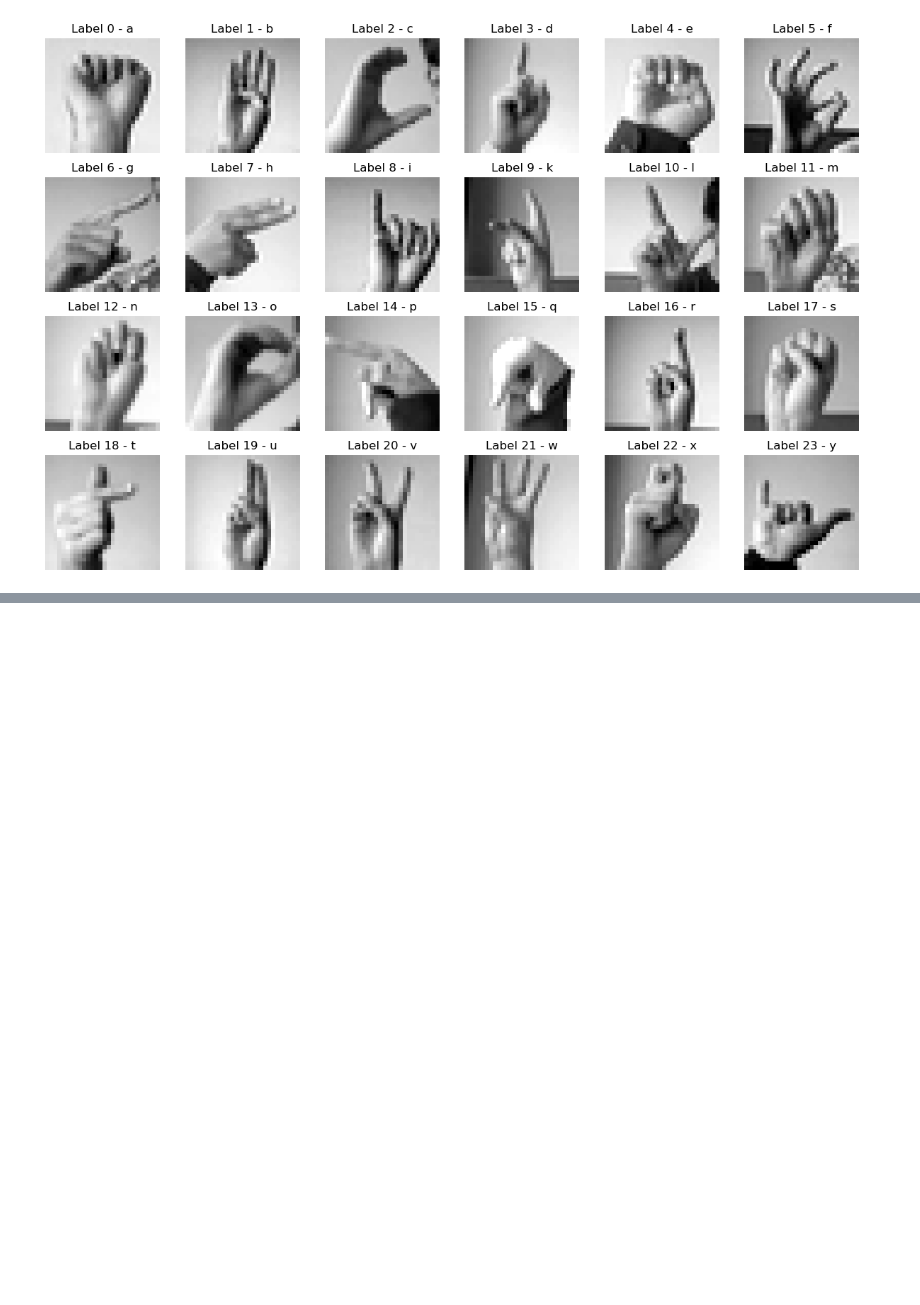
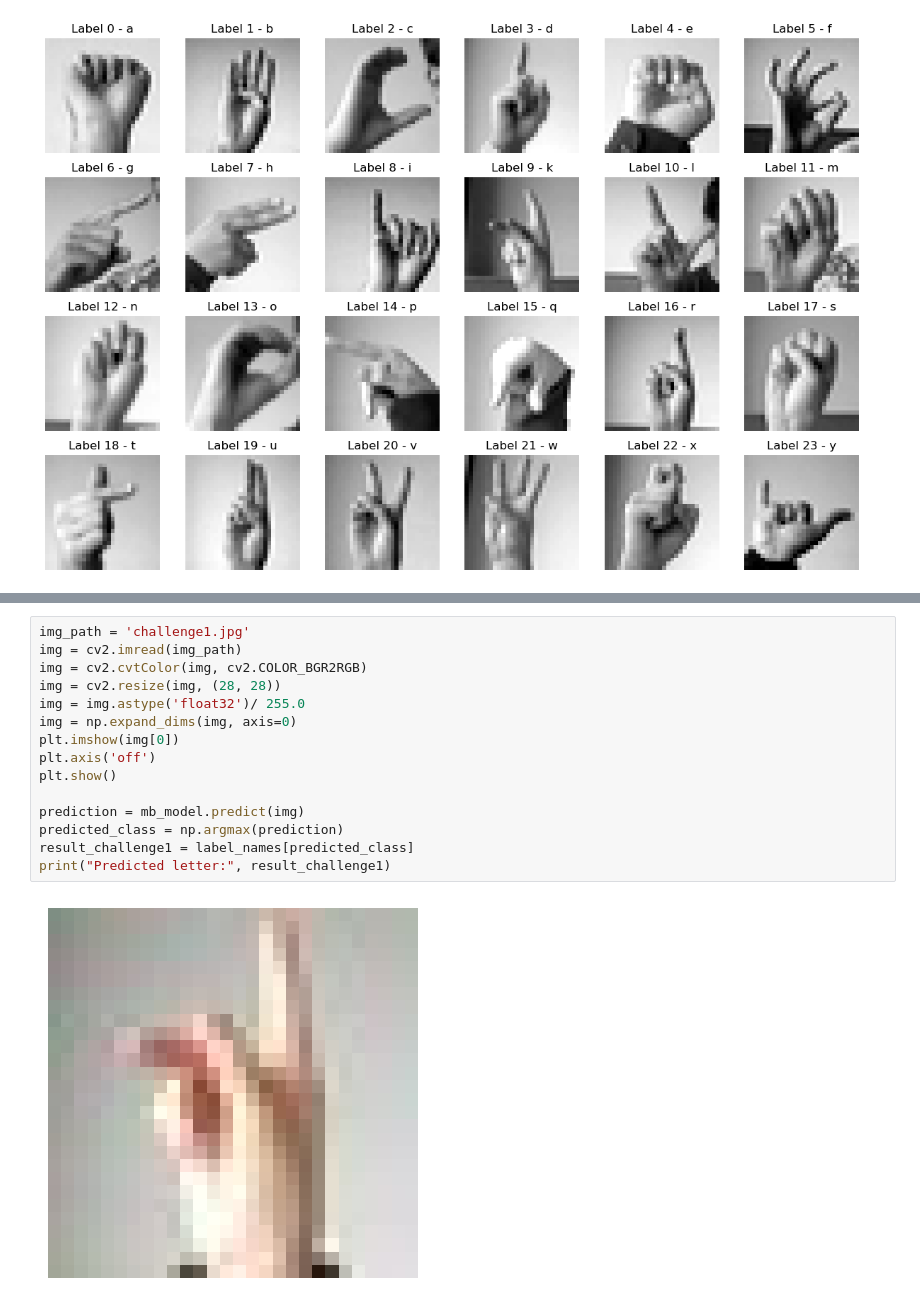
Before and after one commit to janenntt/Sign-Language-Classification, a Jupyter notebook: code.ipynb, the cells around one changed output, grey strips where cells are left out. Saved outputs shown, nothing was run; the diff lists cells and outputs as text; blank space fills up the shorter version.

```diff
--- a/code.ipynb
+++ b/code.ipynb
@@ -115,0 +286,17 @@ from tensorflow.keras.callbacks import EarlyStopping, ModelCheckpoint, ReduceLRO
+# %%
+img_path = 'challenge1.jpg'
+img = cv2.imread(img_path)
+img = cv2.cvtColor(img, cv2.COLOR_BGR2RGB)
+img = cv2.resize(img, (28, 28))
+img = img.astype('float32')/ 255.0
+img = np.expand_dims(img, axis=0)
+plt.imshow(img[0])
+plt.axis('off')
+plt.show()
+
+prediction = mb_model.predict(img)
+predicted_class = np.argmax(prediction)
+result_challenge1 = label_names[predicted_class]
+print("Predicted letter:", result_challenge1)
+# %% [output]
+[figure, added]
```
Also changed, not shown: parts of 12 cells of this notebook, 2 other files.
